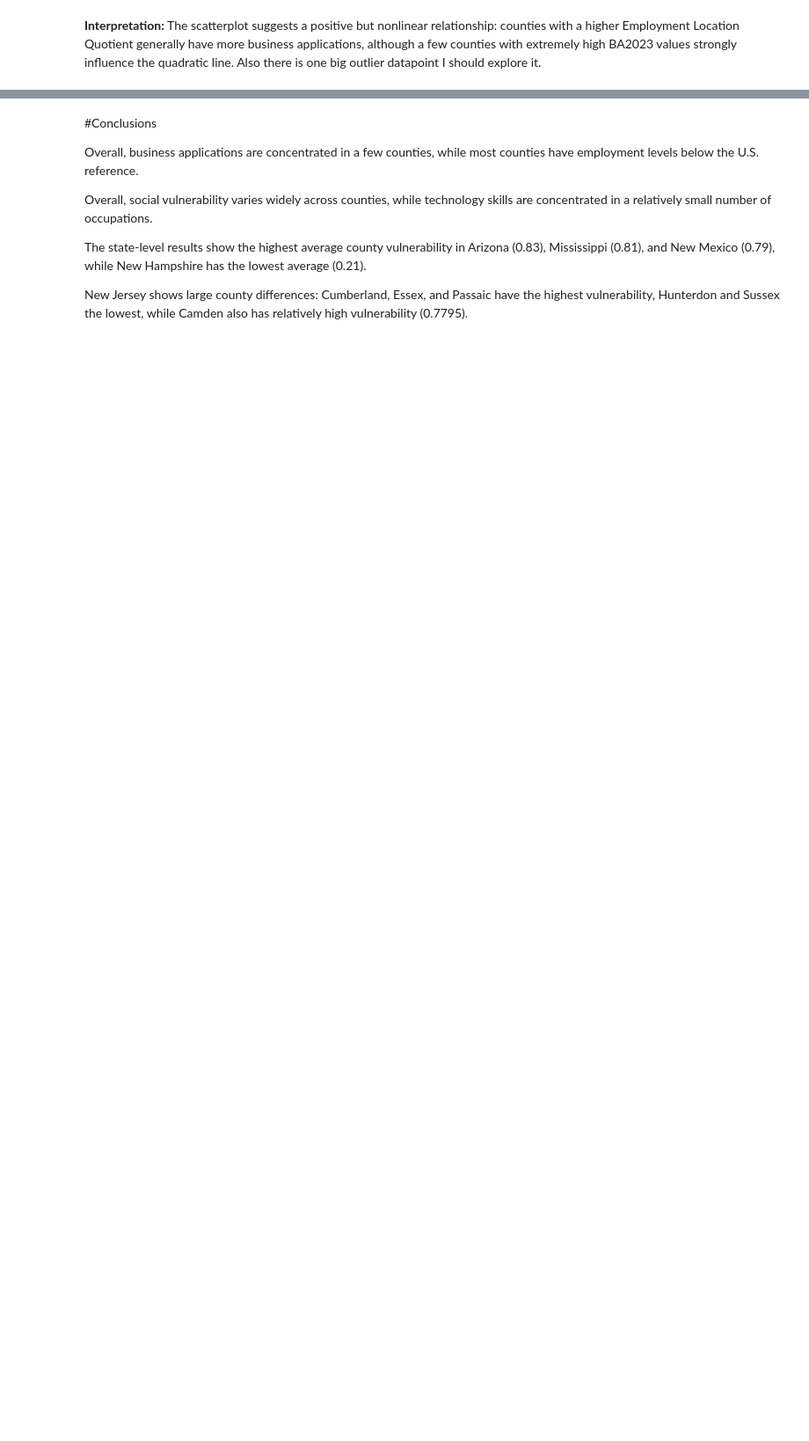
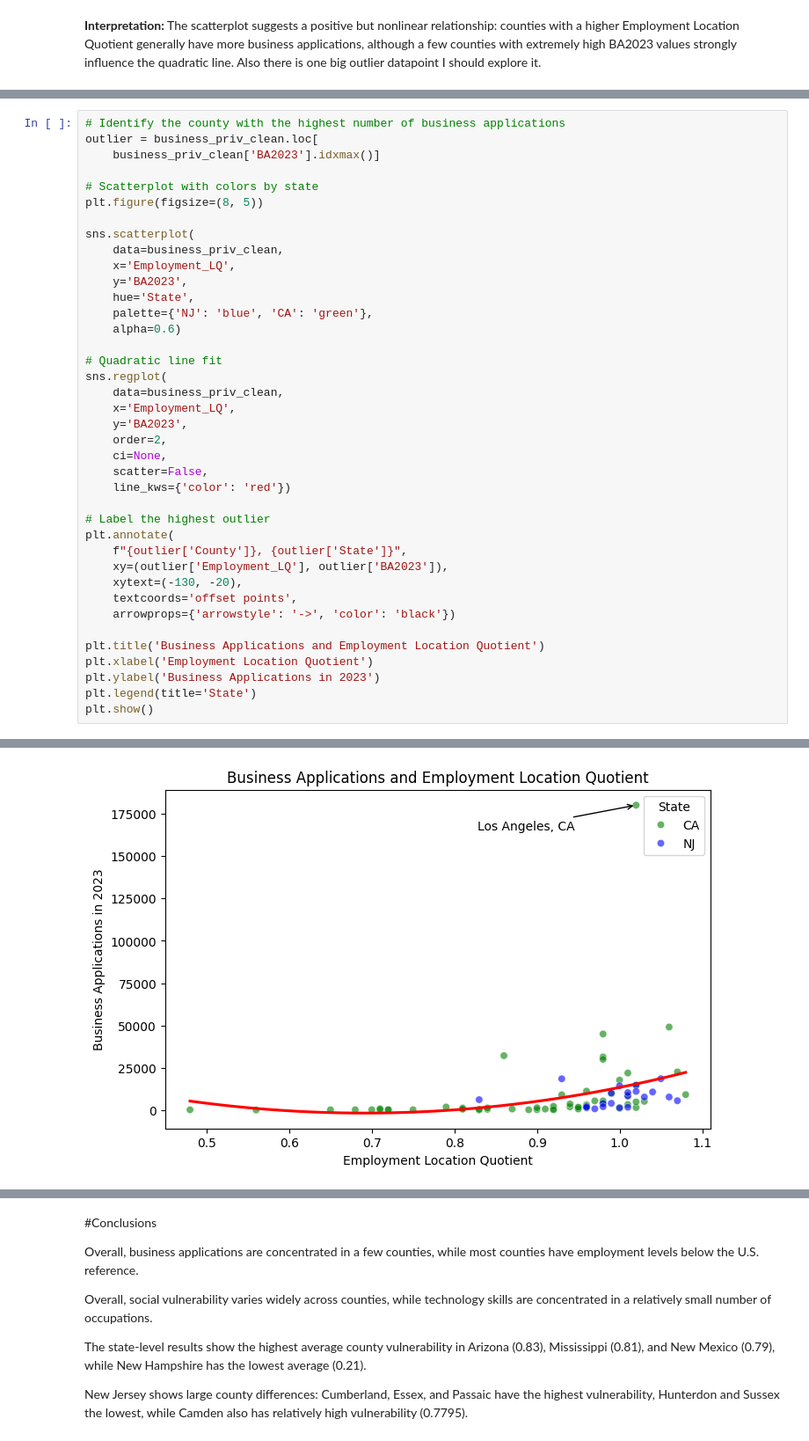
Before and after one commit to shirleyrutgers/DataManPy, a Jupyter notebook: ps2dataman.ipynb, the cells around one changed output, grey strips where cells are left out. Shown at 88% size. Cells and saved outputs as stored; diff of their text form; blank space fills up the shorter version.

```diff
--- a/ps2dataman.ipynb
+++ b/ps2dataman.ipynb
@@ -1432,0 +1441,40 @@ Also there is one big outlier datapoint I should explore it.
+# %%
+# Identify the county with the highest number of business applications
+outlier = business_priv_clean.loc[
+    business_priv_clean['BA2023'].idxmax()]
+
+# Scatterplot with colors by state
+plt.figure(figsize=(8, 5))
+
+sns.scatterplot(
+    data=business_priv_clean,
+    x='Employment_LQ',
+    y='BA2023',
+    hue='State',
+    palette={'NJ': 'blue', 'CA': 'green'},
+    alpha=0.6)
+
+# Quadratic line fit
+sns.regplot(
+    data=business_priv_clean,
+    x='Employment_LQ',
+    y='BA2023',
+    order=2,
+    ci=None,
+    scatter=False,
+    line_kws={'color': 'red'})
+
+# Label the highest outlier
+plt.annotate(
+    f"{outlier['County']}, {outlier['State']}",
+    xy=(outlier['Employment_LQ'], outlier['BA2023']),
+    xytext=(-130, -20),
+    textcoords='offset points',
+    arrowprops={'arrowstyle': '->', 'color': 'black'})
+
+plt.title('Business Applications and Employment Location Quotient')
+plt.xlabel('Employment Location Quotient')
+plt.ylabel('Business Applications in 2023')
+plt.legend(title='State')
+plt.show()
+# %% [output]
@@ -1432,0 +1489 @@ Also there is one big outlier datapoint I should explore it.
+[figure, added]
```
Also changed, not shown: parts of 3 cells of this notebook.
